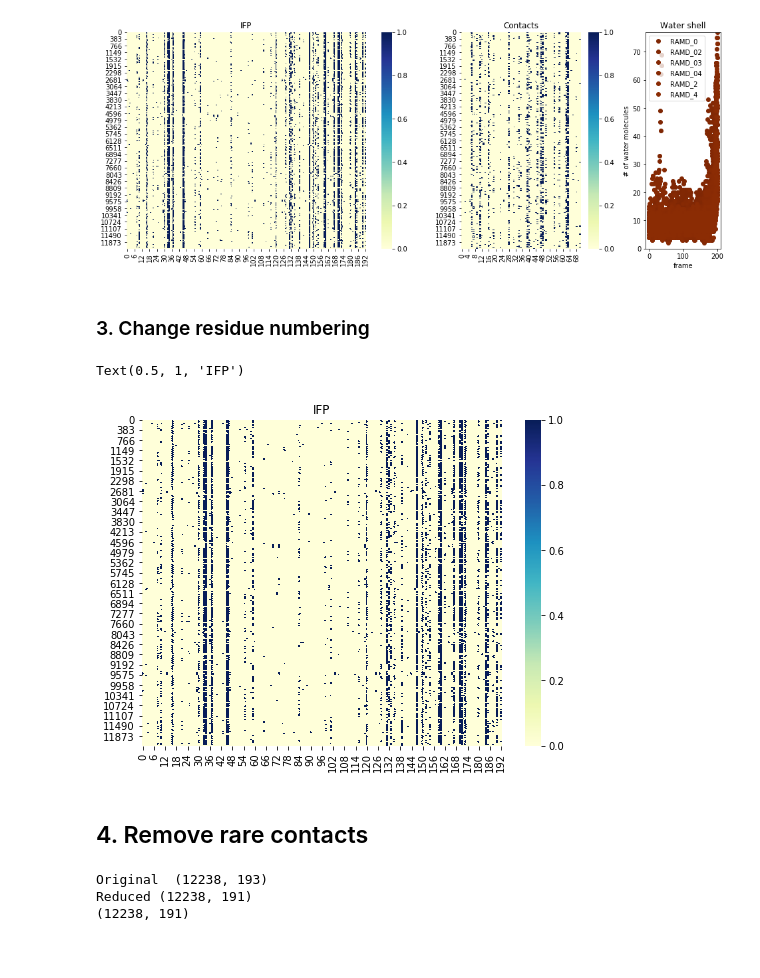
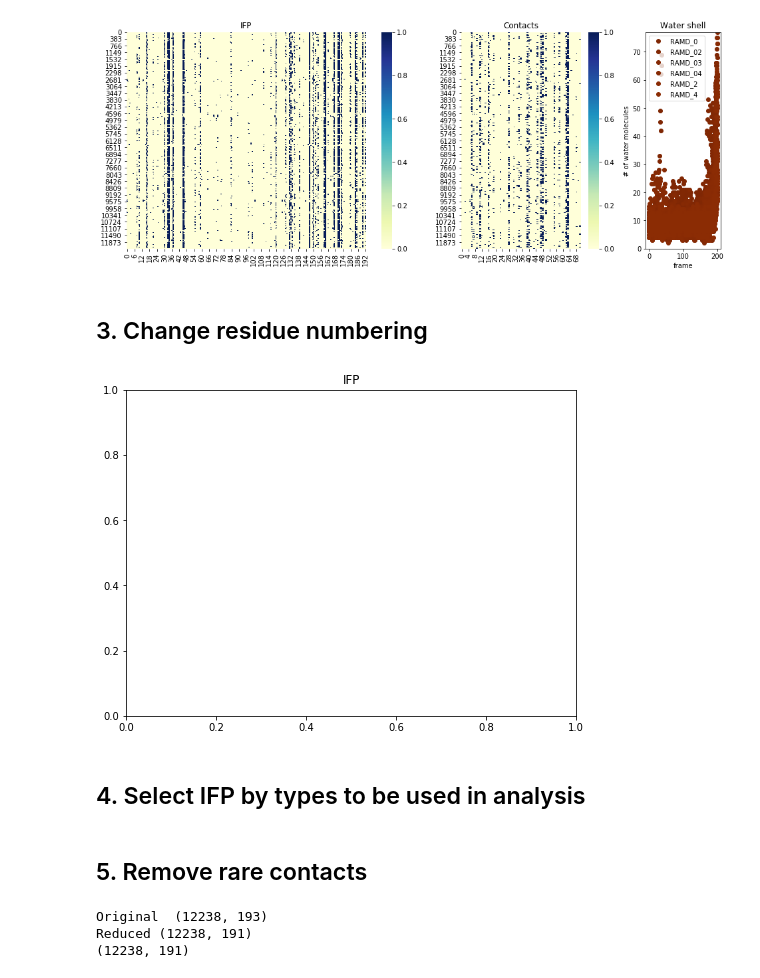
Before and after one commit to HITS-MCM/MD-IFP, a Jupyter notebook: IFP_generation_examples_Analysis.ipynb, the cells around one changed output. Cells and saved outputs as stored; diff of their text form; code cells hidden in the pictures; blank space fills up the shorter version.

```diff
--- a/IFP_generation_examples_Analysis.ipynb
+++ b/IFP_generation_examples_Analysis.ipynb
@@ -226,27 +194,25 @@ Plot_IFP(df_tot_org)
 # %% [output]
 [figure]
 # %% [markdown]
-###   3. Change residue numbering
+##   3. Change residue numbering
 # %%
 fig = plt.figure(figsize=(16, 6))
 gs = gridspec.GridSpec(1, 3, width_ratios=[4, 2, 1])
 ax = plt.subplot(gs[0])
-ifp_list = ["HY","AR","HD","HA","HL","IP","IN","WB","LIP"]
+ifp_list = ["HY","AR","HD","HA","HL","IP","IN","WB"]
 columns_IFP = []  # standard IFP
 columns_CONT = []  # just contacts
 for c in df_tot_org.columns.tolist():
         if c[0:2] in ifp_list:
             columns_IFP.append(c)
         elif c[0:2]  == "RE":
             columns_CONT.append(c)
 ax =  plt.subplot(gs[0])
 ax.set_title('IFP')
 df1 = df_tot_org[columns_IFP].values
-xticklabels = np.asarray(columns_IFP)
-sns.heatmap(np.float32(df1), cmap="YlGnBu")
-ax.set_title('IFP')
 # %% [output]
-Text(0.5, 1, 'IFP')
-[figure, old version]
+[figure, new version]
+# %% [markdown]
+##   4. Select IFP by types to be used in analysis
 # %%
 # --- Select IFP only-
@@ -261,7 +227,7 @@ for c in df_tot_org.columns.values:
         columns_IFP_renamed.update( {c : c[:6]+str(int(c[6:])+shift)} )
 df_tot = df_tot_org.rename(columns_IFP_renamed, axis='columns')
 # %% [markdown]
-## 4. Remove rare contacts
+## 5. Remove rare contacts
 # %%
 unpickled_df=df_tot
 
```
Also changed, not shown: parts of 16 cells of this notebook, 3 other files.
